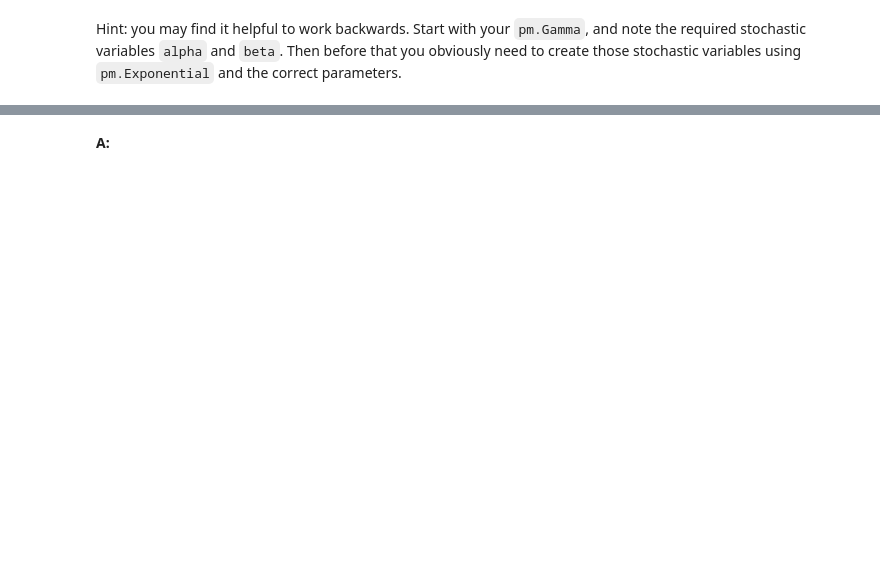
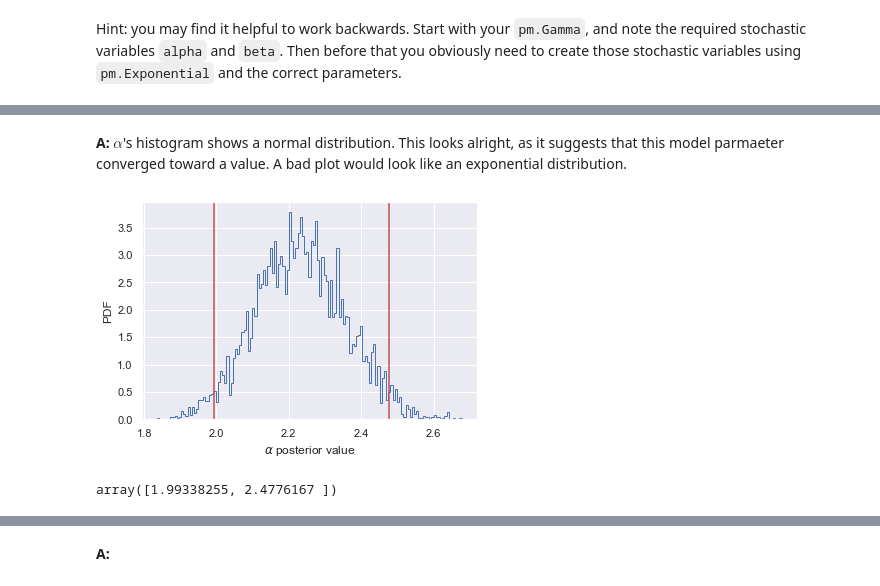
Before and after one commit to jefftrevino/Springboard, a Jupyter notebook: stats_mini_projects/bayesian/trevino_bayesian_minirpoject.ipynb, the cells around one changed output, grey strips where cells are left out. Saved outputs shown, nothing was run; the diff lists cells and outputs as text; code cells hidden in the pictures; blank space fills up the shorter version.

```diff
--- a/stats_mini_projects/bayesian/trevino_bayesian_minirpoject.ipynb
+++ b/stats_mini_projects/bayesian/trevino_bayesian_minirpoject.ipynb
@@ -60,6 +69,6 @@ An initial guess for the gamma distribution's $\alpha$ and $\beta$ parameters ca
 # %%
-alpha_est = np.mean(no_insurance)**2 / np.var(no_insurance)
-beta_est = np.var(no_insurance) / np.mean(no_insurance)
+alpha_est = np.mean(uninsured)**2 / np.var(uninsured)
+beta_est = np.var(uninsured) / np.mean(uninsured)
 alpha_est, beta_est
 # %% [output]
 (1.8759059725250895, 4702.486170152818)
@@ -99,0 +112,10 @@ Hint: you may find it helpful to work backwards. Start with your `pm.Gamma`, and
+# %%
+with pm.Model() as model:
+    # build the model
+    alpha_ = pm.Exponential('alpha', 1/alpha_est)
+    rate_ = pm.Exponential('rate', 1/rate_est)
+    gamma = pm.Gamma("gamma", alpha_, rate_, observed=uninsured)
+
+    # run the trace
+    step = pm.Metropolis()
+    trace = pm.sample(10000, tune=5000,step=step)
@@ -99,0 +128,3 @@ Hint: you may find it helpful to work backwards. Start with your `pm.Gamma`, and
+# %%
+alpha_samples = trace['alpha']
+rate_samples = trace['rate']
@@ -99,0 +139,14 @@ Hint: you may find it helpful to work backwards. Start with your `pm.Gamma`, and
+# %% [markdown]
+__A:__ $\alpha$'s histogram shows a normal distribution. This looks alright, as it suggests that this model parmaeter converged toward a value. A bad plot would look like an exponential distribution.
+# %%
+interval = np.percentile(alpha_samples, [2.5, 97.5])
+[plt.axvline(x, color='r') for x in interval]
+
+plt.hist(alpha_samples, bins=int(np.sqrt(len(alpha_samples))), density=True, histtype='step')
+plt.xlabel(r'$\alpha$ posterior value')
+plt.ylabel('PDF')
+plt.show()
+interval
+# %% [output]
+[figure, added]
+array([1.99338255, 2.4776167 ])
```
Also changed, not shown: parts of 25 cells of this notebook, 1 other file.
